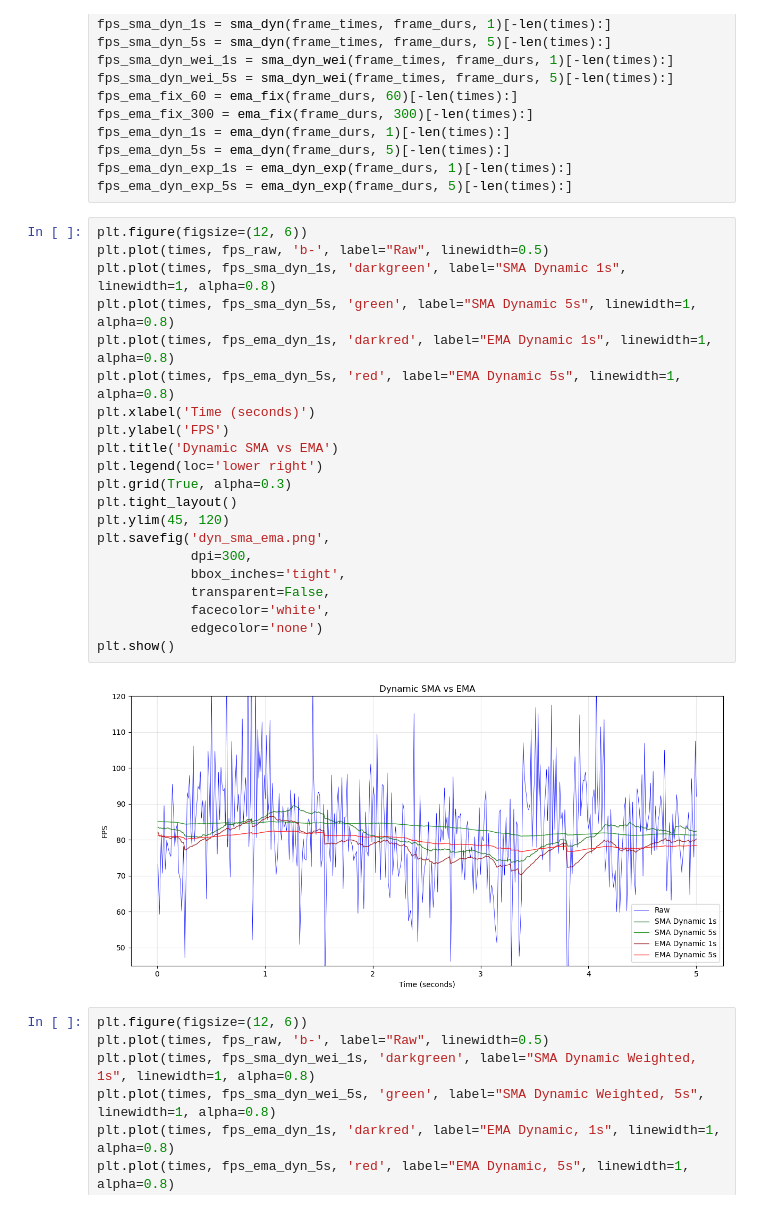
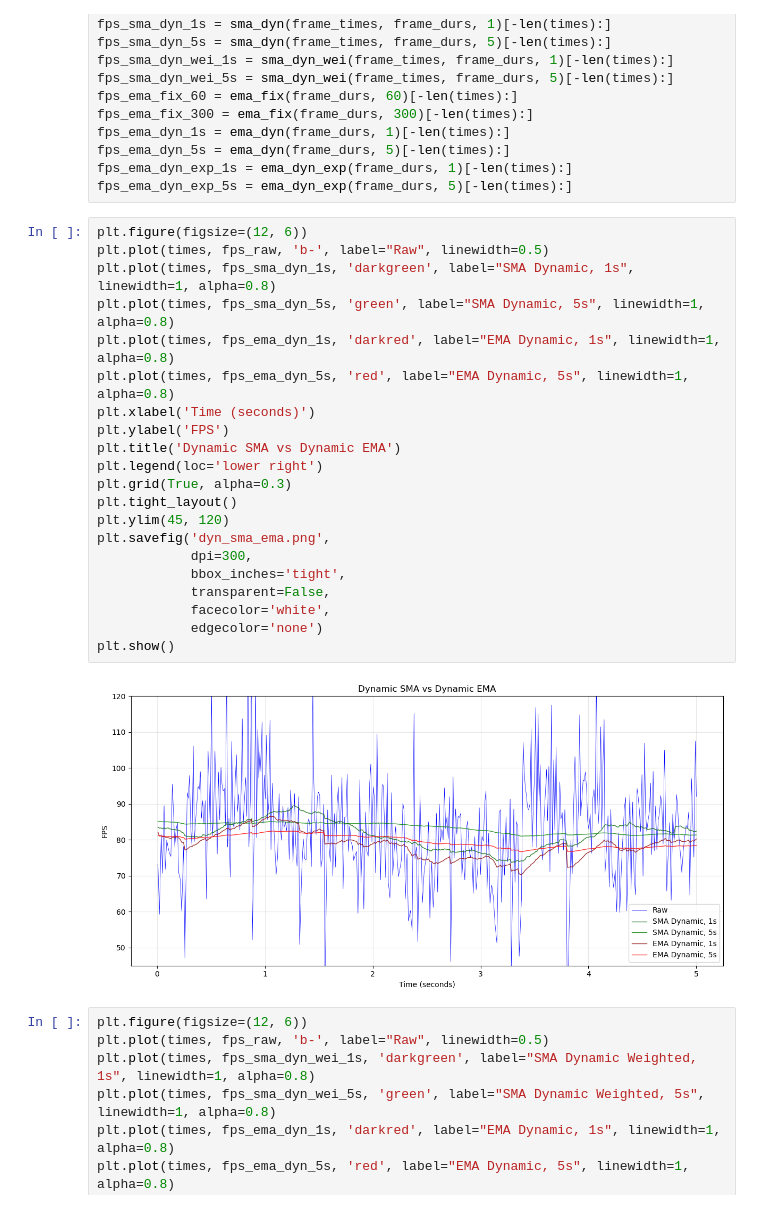
Before and after one commit to wilgaboury/blog, a Jupyter notebook: other/fps-analysis/frame_analysis.ipynb, the cells around one changed output. Drawn from its saved outputs; the diff is of its cells as text.

Commit message:
Change image titles

```diff
--- a/other/fps-analysis/frame_analysis.ipynb
+++ b/other/fps-analysis/frame_analysis.ipynb
@@ -103,26 +103,26 @@ fps_ema_dyn_exp_5s = ema_dyn_exp(frame_durs, 5)[-len(times):]
 # %%
 plt.figure(figsize=(12, 6))
 plt.plot(times, fps_raw, 'b-', label="Raw", linewidth=0.5)
-plt.plot(times, fps_sma_dyn_1s, 'darkgreen', label="SMA Dynamic 1s", linewidth=1, alpha=0.8)
-plt.plot(times, fps_sma_dyn_5s, 'green', label="SMA Dynamic 5s", linewidth=1, alpha=0.8)
-plt.plot(times, fps_ema_dyn_1s, 'darkred', label="EMA Dynamic 1s", linewidth=1, alpha=0.8)
-plt.plot(times, fps_ema_dyn_5s, 'red', label="EMA Dynamic 5s", linewidth=1, alpha=0.8)
+plt.plot(times, fps_sma_dyn_1s, 'darkgreen', label="SMA Dynamic, 1s", linewidth=1, alpha=0.8)
+plt.plot(times, fps_sma_dyn_5s, 'green', label="SMA Dynamic, 5s", linewidth=1, alpha=0.8)
+plt.plot(times, fps_ema_dyn_1s, 'darkred', label="EMA Dynamic, 1s", linewidth=1, alpha=0.8)
+plt.plot(times, fps_ema_dyn_5s, 'red', label="EMA Dynamic, 5s", linewidth=1, alpha=0.8)
 plt.xlabel('Time (seconds)')
 plt.ylabel('FPS')
-plt.title('Dynamic SMA vs EMA')
+plt.title('Dynamic SMA vs Dynamic EMA')
 plt.legend(loc='lower right')
 plt.grid(True, alpha=0.3)
 plt.tight_layout()
 plt.ylim(45, 120)
 plt.savefig('dyn_sma_ema.png',
             dpi=300,
             bbox_inches='tight',
             transparent=False,
             facecolor='white',
             edgecolor='none')
 plt.show()
 # %% [output]
-[figure, old version]
+[figure, new version]
 # %%
 plt.figure(figsize=(12, 6))
 plt.plot(times, fps_raw, 'b-', label="Raw", linewidth=0.5)
```
Also changed, not shown: parts of 1 cell of this notebook, 5 other files.
